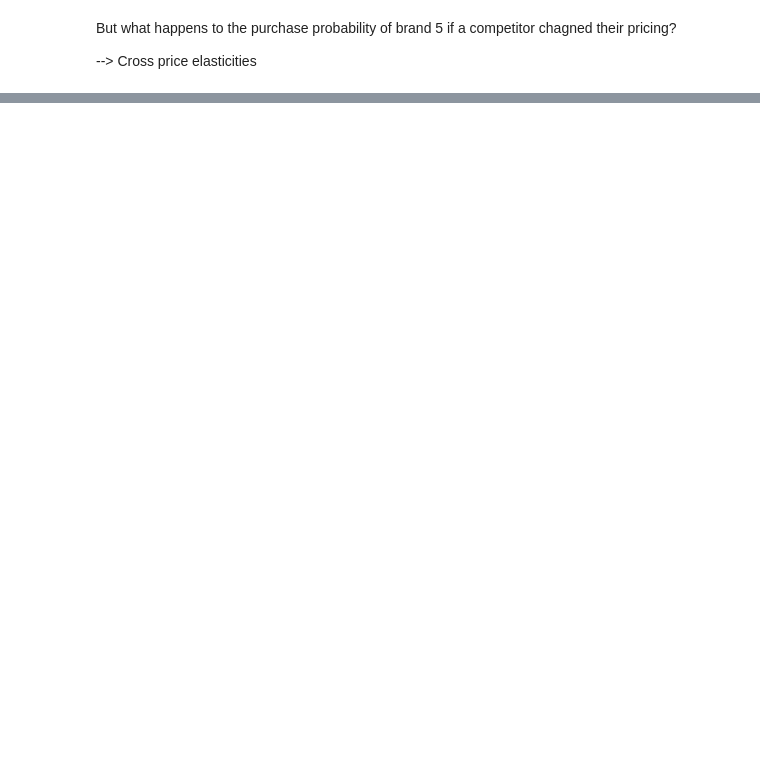
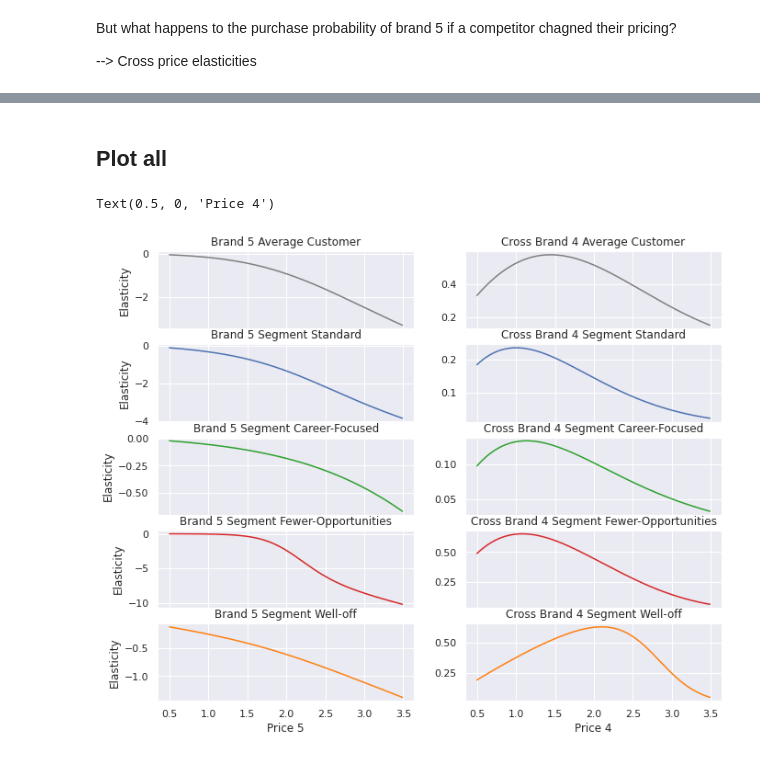
Before and after one commit to AngeloBarisano/customer_analysis_course, a Jupyter notebook: notebooks/Customer_analytics_predictive_analysis.ipynb, the cells around one changed output, grey strips where cells are left out. Drawn from its saved outputs; the diff is of its cells as text; code cells hidden in the pictures; blank space fills up the shorter version.

```diff
--- a/notebooks/Customer_analytics_predictive_analysis.ipynb
+++ b/notebooks/Customer_analytics_predictive_analysis.ipynb
@@ -938,0 +1250,3 @@ But what happens to the purchase probability of brand 5 if a competitor chagned
+# %%
+brand_choice_s1 = df_pa[df_pa['Incidence'] == 1]
+brand_choice_s1 = brand_choice_s1[brand_choice_s1['Segment'] == 1]
@@ -938,0 +1302,3 @@ But what happens to the purchase probability of brand 5 if a competitor chagned
+# %%
+brand_choice_s2 = df_pa[df_pa['Incidence'] == 1]
+brand_choice_s2 = brand_choice_s2[brand_choice_s2['Segment'] == 2]
@@ -938,0 +1339,14 @@ But what happens to the purchase probability of brand 5 if a competitor chagned
+# %%
+df_brand5_cross_brand4_s2 = pd.DataFrame(index = np.arange(price_range.size))
+df_brand5_cross_brand4_s2['Price_1'] = brand_choice_s2['Price_1'].mean()
+df_brand5_cross_brand4_s2['Price_2'] = brand_choice_s2['Price_2'].mean()
+df_brand5_cross_brand4_s2['Price_3'] = brand_choice_s2['Price_3'].mean()
+df_brand5_cross_brand4_s2['Price_4'] = price_range
+df_brand5_cross_brand4_s2['Price_5'] = brand_choice_s2['Price_5'].mean()
+
+predict_brand5_cross_brand4_s2 = model_brand_choice_s2.predict_proba(df_brand5_cross_brand4_s2)
+pr_cross_brand_5_s2 = predict_brand5_cross_brand4_s2[: ][: , 3]
+
+brand5_cross_brand4_price_elasticity_s2 = -beta5_s2 * price_range * pr_cross_brand_5_s2
+df_price_elasticities.insert(15, column = 'Brand_5_Cross_Brand_4_S2', value = brand5_cross_brand4_price_elasticity_s2)
+df_price_elasticities
@@ -938,0 +1367,39 @@ But what happens to the purchase probability of brand 5 if a competitor chagned
+# %% [markdown]
+## Plot all
+# %%
+fig1, (ax1, ax2, ax3, ax4, ax5) = plt.subplots(5, 2, figsize = (11, 9), sharex = True)
+ax1[0].plot(price_range, own_price_elastiticty_brand_5, 'tab:grey')
+ax1[0].set_title('Brand 5 Average Customer')
+ax1[0].set_ylabel('Elasticity')
+ax1[1].plot(price_range, brand5_cross_brand4_price_elasticity, 'tab:grey')
+ax1[1].set_title('Cross Brand 4 Average Customer')
+
+
+ax2[0].plot(price_range, own_price_elasticity_brand_5_s0)
+ax2[0].set_title('Brand 5 Segment Standard')
+ax2[0].set_ylabel('Elasticity')
+ax2[1].plot(price_range, brand5_cross_brand4_price_elasticity_s0)
+ax2[1].set_title('Cross Brand 4 Segment Standard')
+
+ax3[0].plot(price_range, own_price_elasticity_brand_5_s1, 'tab:green')
+ax3[0].set_title('Brand 5 Segment Career-Focused')
+ax3[0].set_ylabel('Elasticity')
+ax3[1].plot(price_range, brand5_cross_brand4_price_elasticity_s1, 'tab:green')
+ax3[1].set_title('Cross Brand 4 Segment Career-Focused')
+
+ax4[0].plot(price_range, own_price_elasticity_brand_5_s2, 'tab:red')
+ax4[0].set_title('Brand 5 Segment Fewer-Opportunities')
+ax4[0].set_ylabel('Elasticity')
+ax4[1].plot(price_range, brand5_cross_brand4_price_elasticity_s2, 'tab:red')
+ax4[1].set_title('Cross Brand 4 Segment Fewer-Opportunities')
+
+ax5[0].plot(price_range, own_price_elastiticty_brand_5_s3, 'tab:orange')
+ax5[0].set_title('Brand 5 Segment Well-off')
+ax5[0].set_xlabel('Price 5')
+ax5[0].set_ylabel('Elasticity')
+ax5[1].plot(price_range, brand5_cross_brand4_price_elasticity_s3, 'tab:orange')
+ax5[1].set_title('Cross Brand 4 Segment Well-off')
+ax5[1].set_xlabel('Price 4')
+# %% [output]
+Text(0.5, 0, 'Price 4')
+[figure, added]
```
Also changed, not shown: parts of 62 cells of this notebook, 1 other file.
